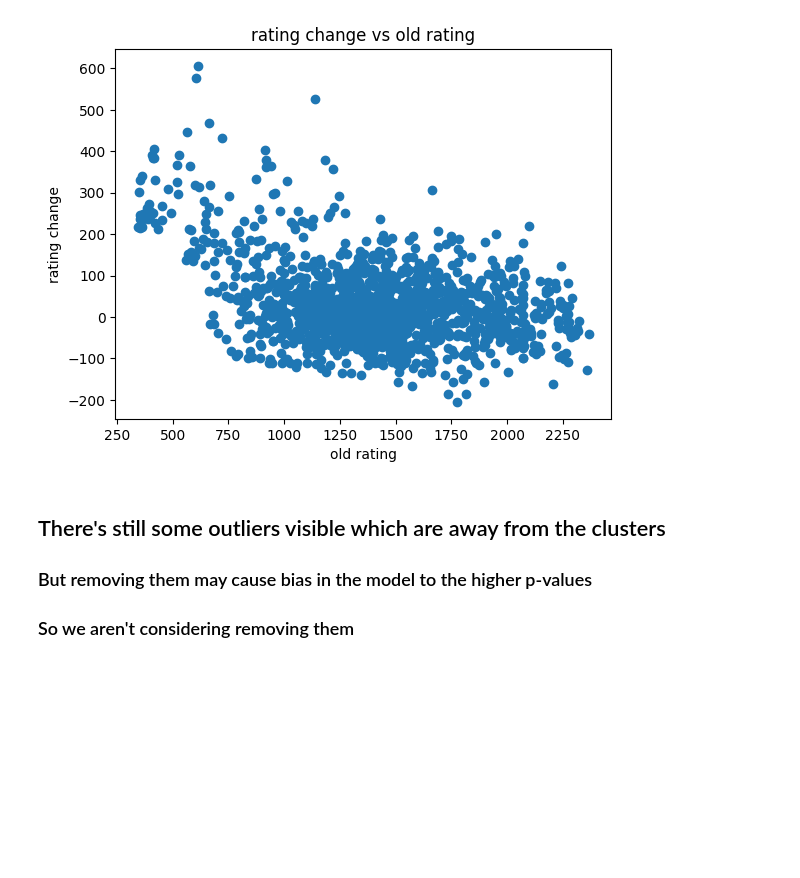
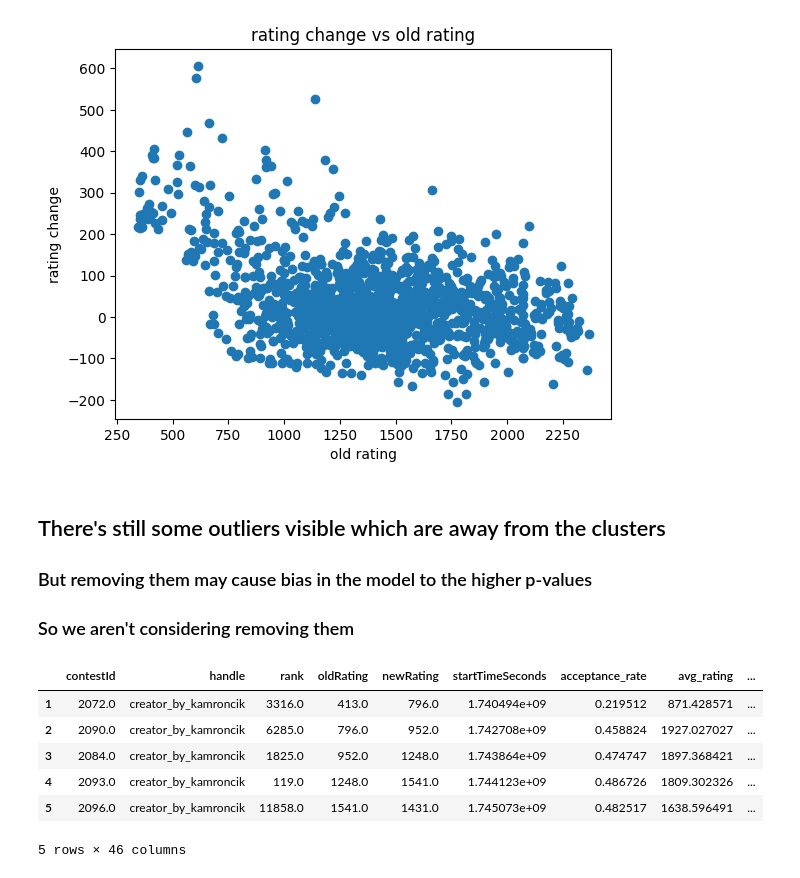
Before and after one commit to kingshuk7995/DS_first_year_project, a Jupyter notebook: visualisation.ipynb, the cells around one changed output. Cells and saved outputs as stored; diff of their text form; code cells hidden in the pictures; blank space fills up the shorter version.

```diff
--- a/visualisation.ipynb
+++ b/visualisation.ipynb
@@ -188,3 +189,13 @@ plt.show()
 ## There's still some outliers visible which are away from the clusters
 ### But removing them may cause bias in the model to the higher p-values
 ### So we aren't considering removing them
+# %%
+cleaned_df.head()
+# %% [output]
+|  | contestId | handle | rank | oldRating | newRating | startTimeSeconds | acceptance_rate | avg_rating | ... |
+| 1 | 2072.0 | creator_by_kamroncik | 3316.0 | 413.0 | 796.0 | 1.740494e+09 | 0.219512 | 871.428571 | ... |
+| 2 | 2090.0 | creator_by_kamroncik | 6285.0 | 796.0 | 952.0 | 1.742708e+09 | 0.458824 | 1927.027027 | ... |
+| 3 | 2084.0 | creator_by_kamroncik | 1825.0 | 952.0 | 1248.0 | 1.743864e+09 | 0.474747 | 1897.368421 | ... |
+| 4 | 2093.0 | creator_by_kamroncik | 119.0 | 1248.0 | 1541.0 | 1.744123e+09 | 0.486726 | 1809.302326 | ... |
+| 5 | 2096.0 | creator_by_kamroncik | 11858.0 | 1541.0 | 1431.0 | 1.745073e+09 | 0.482517 | 1638.596491 | ... |
+5 rows × 46 columns
```
Also changed, not shown: parts of 12 cells of this notebook, 3 other files.
